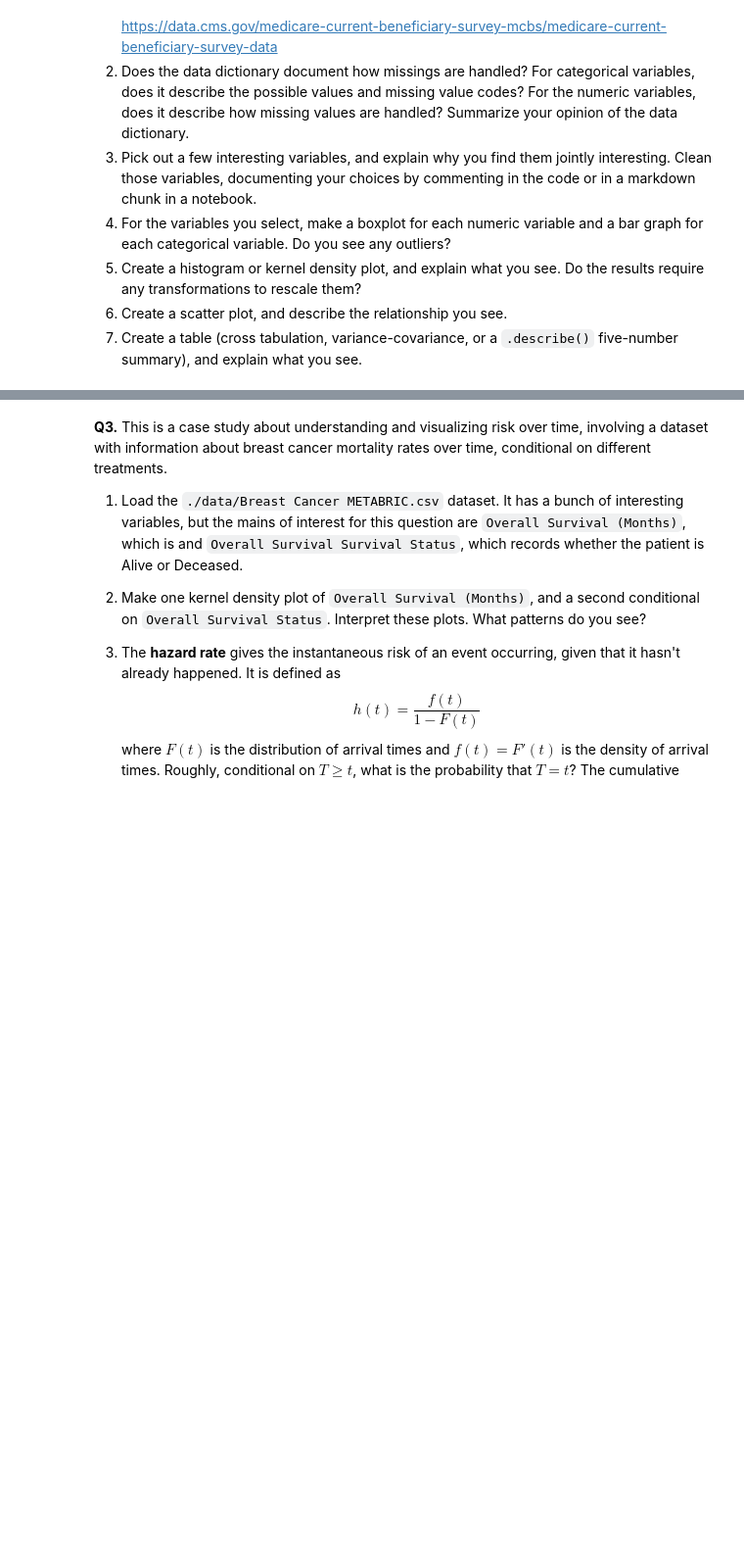
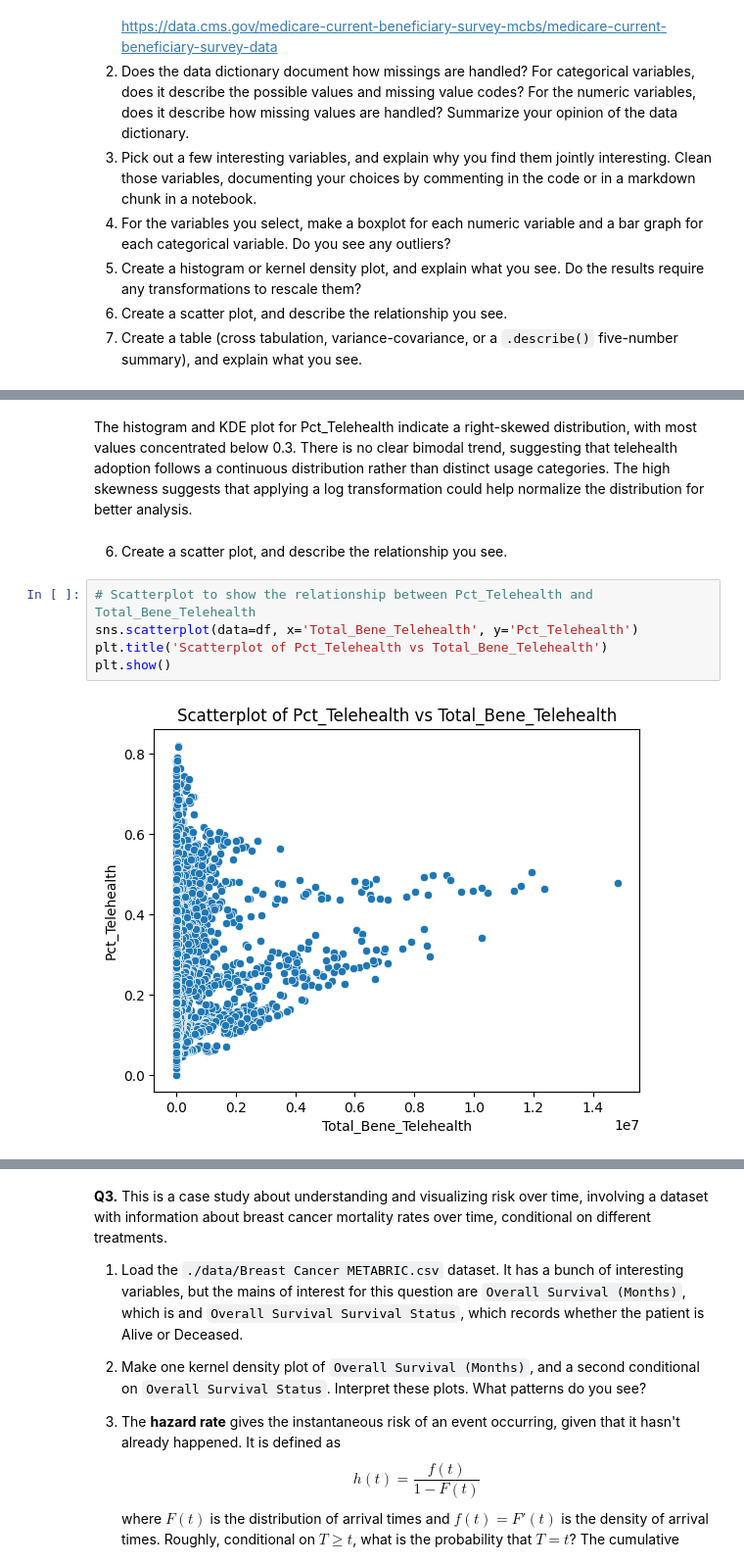
Before and after one commit to KeerHu73/visualization, a Jupyter notebook: assignment/assignment.ipynb, the cells around one changed output, grey strips where cells are left out. Shown: that part at 98% size. Saved outputs shown, nothing was run; the diff lists cells and outputs as text; blank space fills up the shorter version.

```diff
--- a/assignment/assignment.ipynb
+++ b/assignment/assignment.ipynb
@@ -32,0 +118,11 @@ The "relevant" variables for this question are:
+# %% [markdown]
+The histogram and KDE plot for Pct_Telehealth indicate a right-skewed distribution, with most values concentrated below 0.3. There is no clear bimodal trend, suggesting that telehealth adoption follows a continuous distribution rather than distinct usage categories. The high skewness suggests that applying a log transformation could help normalize the distribution for better analysis.
+# %% [markdown]
+6. Create a scatter plot, and describe the relationship you see.
+# %%
+# Scatterplot to show the relationship between Pct_Telehealth and Total_Bene_Telehealth
+sns.scatterplot(data=df, x='Total_Bene_Telehealth', y='Pct_Telehealth')
+plt.title('Scatterplot of Pct_Telehealth vs Total_Bene_Telehealth')
+plt.show()
+# %% [output]
+[figure, added]
```
Also changed, not shown: parts of 15 cells of this notebook.
